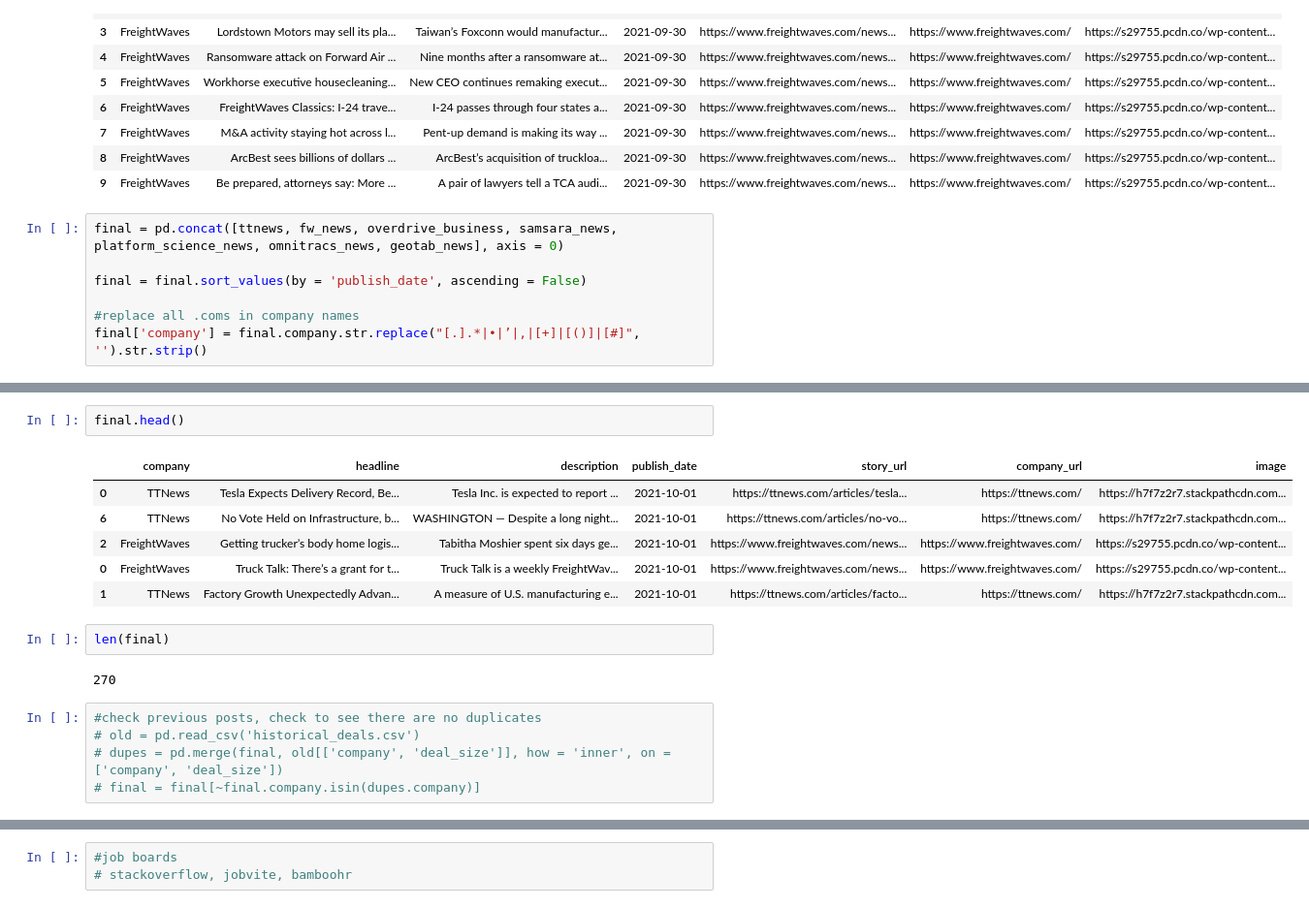
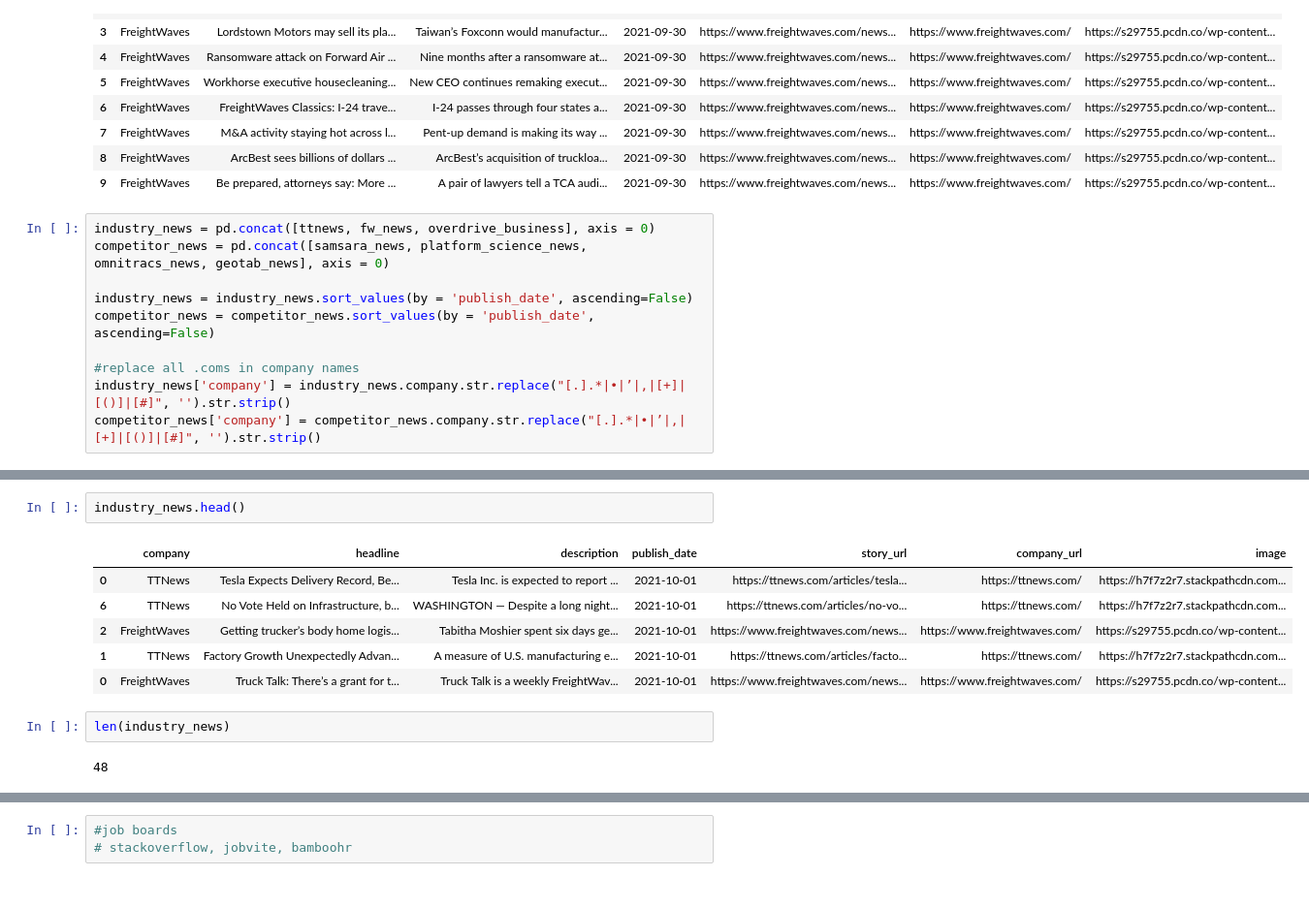
Before and after one commit to mgillespie19/mavenNewsletter, a Jupyter notebook: newsletter_scraper/newsletter_scraper.ipynb, the cells around one changed output, grey strips where cells are left out. Shown at 97% size. Cells and saved outputs as stored; diff of their text form.

Commit message:
add competitor section

```diff
--- a/newsletter_scraper/newsletter_scraper.ipynb
+++ b/newsletter_scraper/newsletter_scraper.ipynb
@@ -445,9 +445,12 @@ fw_news
 | 8 | FreightWaves | ArcBest sees billions of dollars ... | ArcBest’s acquisition of truckloa... | 2021-09-30 | https://www.freightwaves.com/news... | https://www.freightwaves.com/ | https://s29755.pcdn.co/wp-content... |
 | 9 | FreightWaves | Be prepared, attorneys say: More ... | A pair of lawyers tell a TCA audi... | 2021-09-30 | https://www.freightwaves.com/news... | https://www.freightwaves.com/ | https://s29755.pcdn.co/wp-content... |
 # %%
-final = pd.concat([ttnews, fw_news, overdrive_business, samsara_news, platform_science_news, omnitracs_news, geotab_news], axis = 0)
+industry_news = pd.concat([ttnews, fw_news, overdrive_business], axis = 0)
+competitor_news = pd.concat([samsara_news, platform_science_news, omnitracs_news, geotab_news], axis = 0)
 
-final = final.sort_values(by = 'publish_date', ascending = False)
+industry_news = industry_news.sort_values(by = 'publish_date', ascending=False)
+competitor_news = competitor_news.sort_values(by = 'publish_date', ascending=False)
 
 #replace all .coms in company names
-final['company'] = final.company.str.replace("[.].*|•|’|,|[+]|[()]|[#]", '').str.strip()
+industry_news['company'] = industry_news.company.str.replace("[.].*|•|’|,|[+]|[()]|[#]", '').str.strip()
+competitor_news['company'] = competitor_news.company.str.replace("[.].*|•|’|,|[+]|[()]|[#]", '').str.strip()
@@ -470,18 +477,13 @@ final
 # %%
-final.head()
+industry_news.head()
 # %% [output]
 |  | company | headline | description | publish_date | story_url | company_url | image |
 | 0 | TTNews | Tesla Expects Delivery Record, Be... | Tesla Inc. is expected to report ... | 2021-10-01 | https://ttnews.com/articles/tesla... | https://ttnews.com/ | https://h7f7z2r7.stackpathcdn.com... |
 | 6 | TTNews | No Vote Held on Infrastructure, b... | WASHINGTON — Despite a long night... | 2021-10-01 | https://ttnews.com/articles/no-vo... | https://ttnews.com/ | https://h7f7z2r7.stackpathcdn.com... |
 | 2 | FreightWaves | Getting trucker’s body home logis... | Tabitha Moshier spent six days ge... | 2021-10-01 | https://www.freightwaves.com/news... | https://www.freightwaves.com/ | https://s29755.pcdn.co/wp-content... |
+| 1 | TTNews | Factory Growth Unexpectedly Advan... | A measure of U.S. manufacturing e... | 2021-10-01 | https://ttnews.com/articles/facto... | https://ttnews.com/ | https://h7f7z2r7.stackpathcdn.com... |
 | 0 | FreightWaves | Truck Talk: There’s a grant for t... | Truck Talk is a weekly FreightWav... | 2021-10-01 | https://www.freightwaves.com/news... | https://www.freightwaves.com/ | https://s29755.pcdn.co/wp-content... |
-| 1 | TTNews | Factory Growth Unexpectedly Advan... | A measure of U.S. manufacturing e... | 2021-10-01 | https://ttnews.com/articles/facto... | https://ttnews.com/ | https://h7f7z2r7.stackpathcdn.com... |
 # %%
-len(final)
+len(industry_news)
 # %% [output]
-270
+48
-# %%
-#check previous posts, check to see there are no duplicates
-# old = pd.read_csv('historical_deals.csv')
-# dupes = pd.merge(final, old[['company', 'deal_size']], how = 'inner', on = ['company', 'deal_size'])
-# final = final[~final.company.isin(dupes.company)]
```
Also changed, not shown: parts of 15 cells of this notebook, 3 other files.
